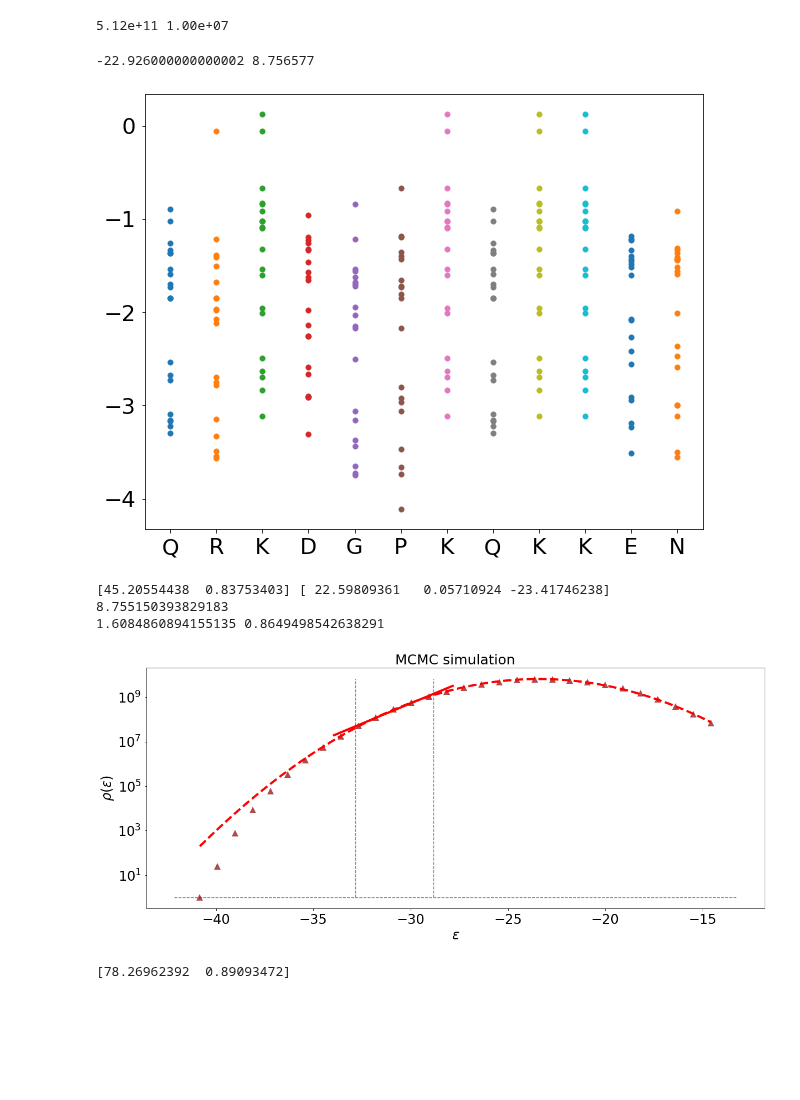
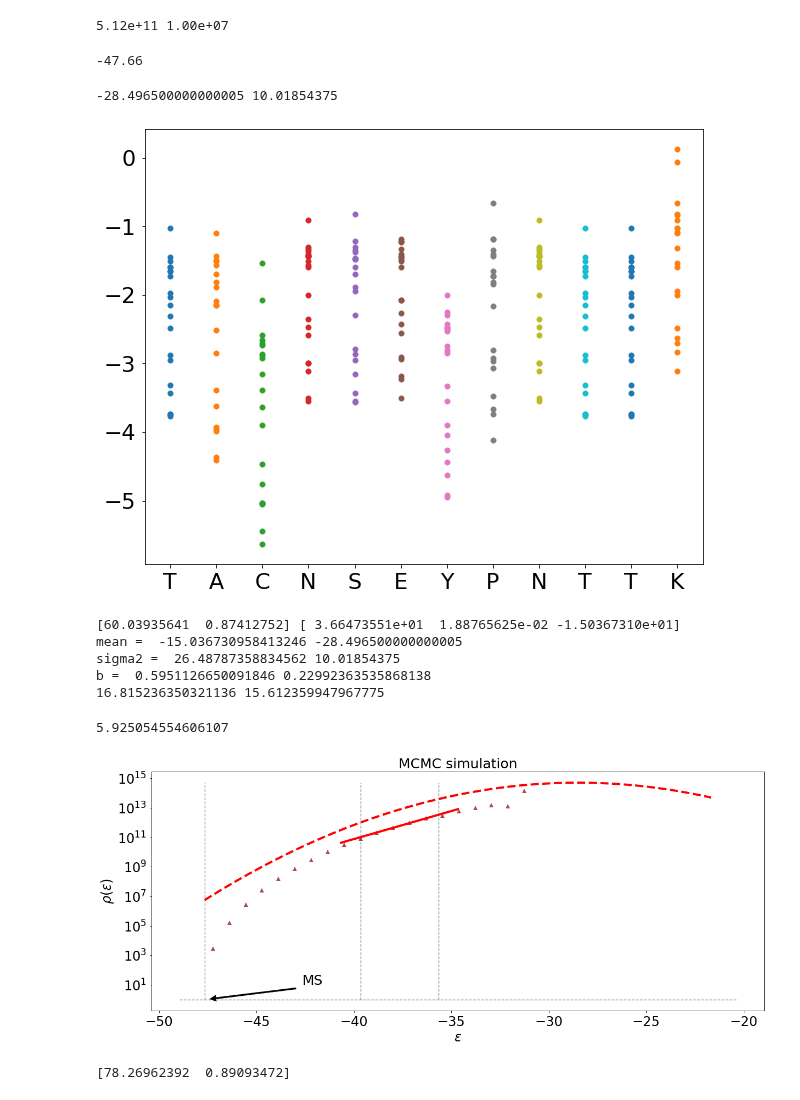
Before and after one commit to betoto008/Affinity_maturation, a Jupyter notebook: Jupyter_Notebooks/0_Shape_Space.ipynb, the cells around one changed output. Cells and saved outputs as stored; diff of their text form; code cells hidden in the pictures; blank space fills up the shorter version.

```diff
--- a/Jupyter_Notebooks/0_Shape_Space.ipynb
+++ b/Jupyter_Notebooks/0_Shape_Space.ipynb
@@ -236,12 +236,16 @@ print('%.2e'%(20**9), '%.2e'%(len(E)))
 5.12e+11 1.00e+07
 # %%
 master_sequences = np.array(['IMLWCMYLILWM', 'TACNSEYPNTTK', 'QRKDGPKQKKEN'])
-master_sequence = 'QRKDGPKQKKEN'
-T = 1.5
+master_sequence = 'TACNSEYPNTTK'
+T = .5
 L = 12
-N = 1e9
+N = 1e8
 data=np.loadtxt(Text_files_path + 'MCMC/output_L-%d_T-%.6f_N-%d_Antigen-'%(L,T, N)+master_sequence+'.txt')
-data_E = np.histogram(data, bins = 30, density = False) # Creating histograms
+data_E = np.histogram(data, bins = 20, density = False) # Creating histograms
+e_MS = np.min(data)
+print(e_MS)
+# %% [output]
+-47.66
 # %%
 master_seq_list = [i for i in master_sequence]
 contributions = np.zeros(shape = (1,20))
@@ -259,50 +263,59 @@ sum_mean = np.sum(means)
 sum_var = np.sum(varians)
 print(sum_mean, sum_var)
 # %% [output]
--22.926000000000002 8.756577
+-28.496500000000005 10.01854375
-[figure, old version]
+[figure, new version]
 # %%
 colors = np.flip(plt.cm.rainbow(np.linspace(0,1,3)), axis = 0)
 markers = ['^', 'o', 's', '*', 'x']
 E_0s = np.array([])
 naive_range = 4
 bcell_range = 12
 
 fig, ax = plt.subplots(figsize = (20,8))
 
 e_max = data_E[1][-2]
 e_min = data_E[1][0]
-e_array = np.linspace(e_min, e_max, 100)
-rho_e = (data_E[0]/(np.exp(-data_E[1][:-1]/T)))/(data_E[0][0]/(np.exp(-data_E[1][0]/T)))
-e = data_E[1][:-1]
+e_array = np.linspace(e_min+bcell_range-naive_range-1, e_min+bcell_range+1, 100)
+e_array2 = np.linspace(e_min, e_max+10, 100)
+e = data_E[1][:-1] + abs(data_E[1][1:]-data_E[1][:-1])/2
+rho_e = (data_E[0]/(np.exp(-e/T)))*1e41
 e2 = e[np.where(((e<e_min+bcell_range) & (e>e_min+bcell_range-naive_range )))]
 rho_e2 = rho_e[np.where(((e<e_min+bcell_range) & (e>e_min+bcell_range-naive_range )))]
 popt, pcov = curve_fit(my_linear_func, e2, np.log(rho_e2), p0 = (60,1))
 popt2, pcov2 = curve_fit(my_quadratic_func, e[8:], np.log(rho_e[8:]), p0=(.3, .05, -30))
 print(popt,popt2)
-ax.plot(e, rho_e, linestyle = "", marker = markers[0], color = 'darkred', ms = 12, alpha = .7)
-ax.plot(e_array[26:-50], np.exp(my_linear_func(e_array[26:-50], *popt)), linestyle = "-", color = colors[0], linewidth = 4)
-ax.plot(e_array, np.exp(my_quadratic_func(e_array, *popt2)), linestyle = "--", color = colors[0], linewidth = 4)
-ax.vlines([e_min+bcell_range, e_min+bcell_range-naive_range], 1, ax.get_ylim()[1], color = 'grey', linestyle='dashed')
-
+#ax.plot(e, data_E[0], linestyle = "", marker = markers[0], color = 'darkred', ms = 12, alpha = .7)
+ax.plot(e, rho_e, linestyle = "", marker = markers[0], color = 'darkred', ms = 8, alpha = .7)
+ax.plot(e_array, np.exp(my_linear_func(e_array, *popt)), linestyle = "-", color = colors[0], linewidth = 4)
+#ax.plot(e_array, np.exp(my_quadratic_func(e_array, *popt2)), linestyle = "--", color = colors[0], linewidth = 4)
+ax.plot(e_array2, np.exp(my_quadratic_func(e_array2, np.log((20**L)/(np.sqrt(2*np.pi*sum_var))), 1/(2*sum_var), sum_mean)), linestyle = "--", color = colors[0], linewidth = 4)
+ax.vlines([e_MS,e_min+bcell_range, e_min+bcell_range-naive_range], 1, ax.get_ylim()[1], color = 'grey', linestyle='dashed')
+ax.annotate('MS', xy=(e_MS,1), xytext = (e_min + 5, 10), fontsize = 25, arrowprops=dict(facecolor='black', shrink=0.05, width = 3))
 #e_of_max = e[np.where(rho_e==np.max((data_E[0]/(np.exp(-data_E[1][:-1]/T)))/(data_E[0][0]/(np.exp(-data_E[1][0]/T)))))]
 #ax.plot(e, 2e9*np.exp(-((e-e_of_max)**2)/(2*var_M*L)))
 
 ax.set_title('MCMC simulation', fontsize = 25)
 ax.set_xlabel(r'$\epsilon$', fontsize = 24)
 ax.set_ylabel(r'$\rho(\epsilon)$', fontsize = 24)
 ax.tick_params(labelsize = 24)
 ax.set_yscale('log')
 #ax.set_ylim(bottom=0.5)
 ax.hlines(1,ax.get_xlim()[0], ax.get_xlim()[1], linestyle = 'dashed', color = 'grey')
-print((1/(2*popt2[1])))
-print(-2*popt2[1]*(-37.5-popt2[2]), -(-30.5-sum_mean)/(sum_var))
-#fig.savefig('../Figures/0_Shape_Space/rho.png')
+print('mean = ',popt2[2], sum_mean)
+print('sigma2 = ', (1/(2*popt2[1])), sum_var)
+print('b = ', -2*popt2[1]*(-30.8-popt2[2]), -(-30.8-sum_mean)/(sum_var))
+print(np.log10(np.exp(popt2[0])*np.sqrt(2*np.pi*((sum_var)))), np.log10(20**L))
+fig.savefig('../Figures/0_Shape_Space/rho.png')
+np.log10(np.cumsum(data_E[0]*(data_E[1][1:]-data_E[1][:-1]))[-1])
 # %% [output]
-[45.20554438  0.83753403] [ 22.59809361   0.05710924 -23.41746238]
-8.755150393829183
-1.6084860894155135 0.8649498542638291
+[60.03935641  0.87412752] [ 3.66473551e+01  1.88765625e-02 -1.50367310e+01]
+mean =  -15.036730958413246 -28.496500000000005
+sigma2 =  26.48787358834562 10.01854375
+b =  0.5951126650091846 0.22992363535868138
+16.815236350321136 15.612359947967775
+5.925054554606107
-[figure, old version]
+[figure, new version]
 # %%
 from scipy import special
 x = np.linspace(0,.000002)
```
Also changed, not shown: 1 other file.
